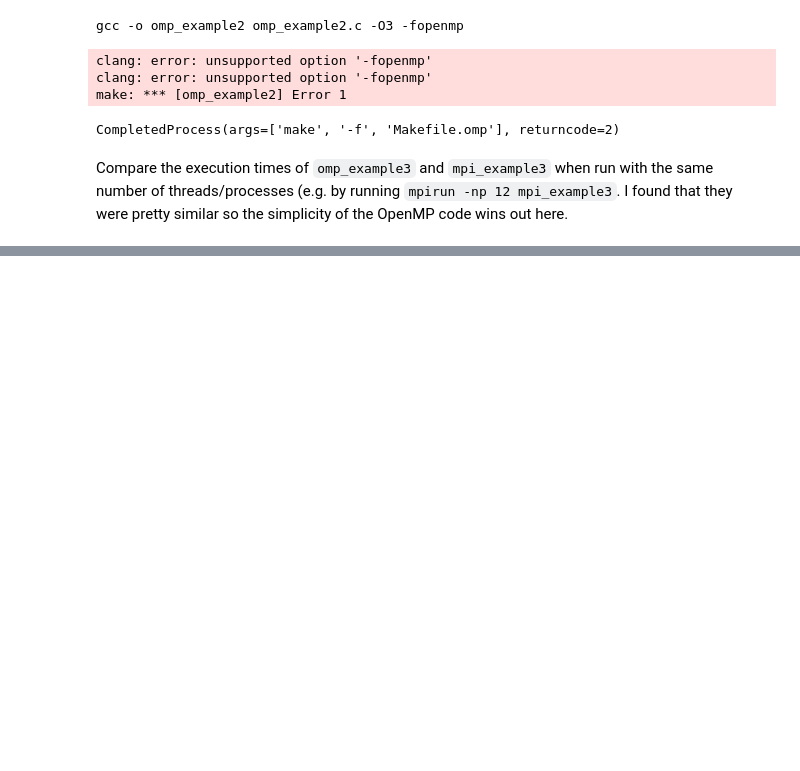
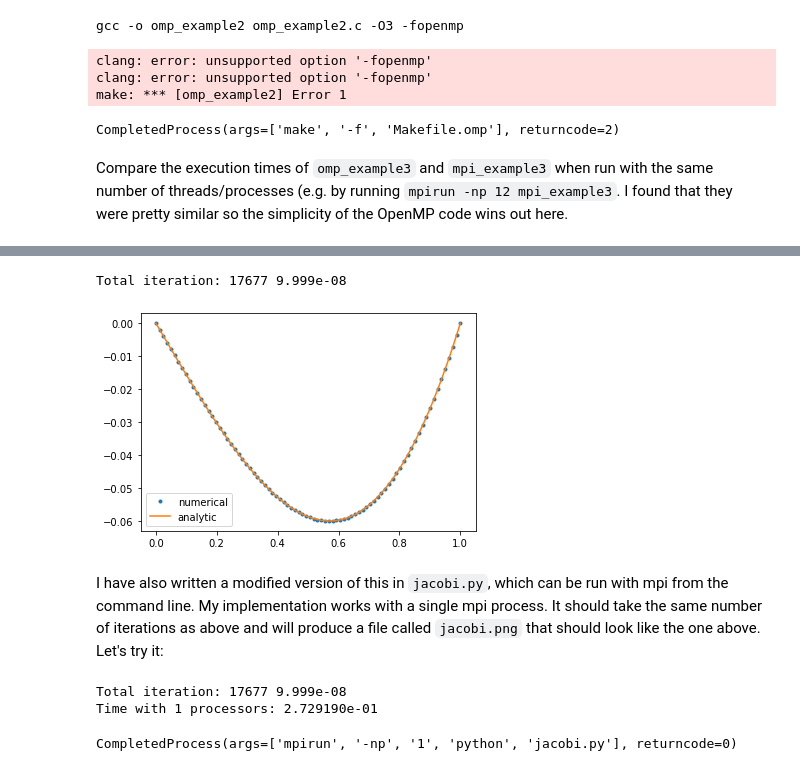
Before and after one commit to swdavis/astrX470w9, a Jupyter notebook: Parallel.ipynb, the cells around one changed output, grey strips where cells are left out. Drawn from its saved outputs; the diff is of its cells as text; code cells hidden in the pictures; blank space fills up the shorter version.

Commit message:
updated jacobi for notebook

```diff
--- a/Parallel.ipynb
+++ b/Parallel.ipynb
@@ -406,0 +487,20 @@ Now Let's try some slightly more complicated examples, using what we learned abo
+# %%
+# Compute solution and plot
+x, phi = relax_solution()
+
+plt.plot(x, phi, '.',label="numerical")
+plt.plot(x,-np.sin(x)+x*np.sin(1), label="analytic")
+plt.legend(loc="best")
+plt.show()
+# %% [output]
+Total iteration: 17677 9.999e-08
+[figure, added]
+# %% [markdown]
+I have also written a modified version of this in `jacobi.py`, which can be run with mpi from the command line. My implementation works with a single mpi process. It should take the same number of iterations as above and will produce a file called `jacobi.png` that should look like the one above. Let's try it:
+# %%
+import subprocess
+subprocess.run(["mpirun","-np","1","python","jacobi.py"])
+# %% [output]
+Total iteration: 17677 9.999e-08
+Time with 1 processors: 2.729190e-01
+CompletedProcess(args=['mpirun', '-np', '1', 'python', 'jacobi.py'], returncode=0)
```
Also changed, not shown: parts of 8 cells of this notebook, 2 other files.
